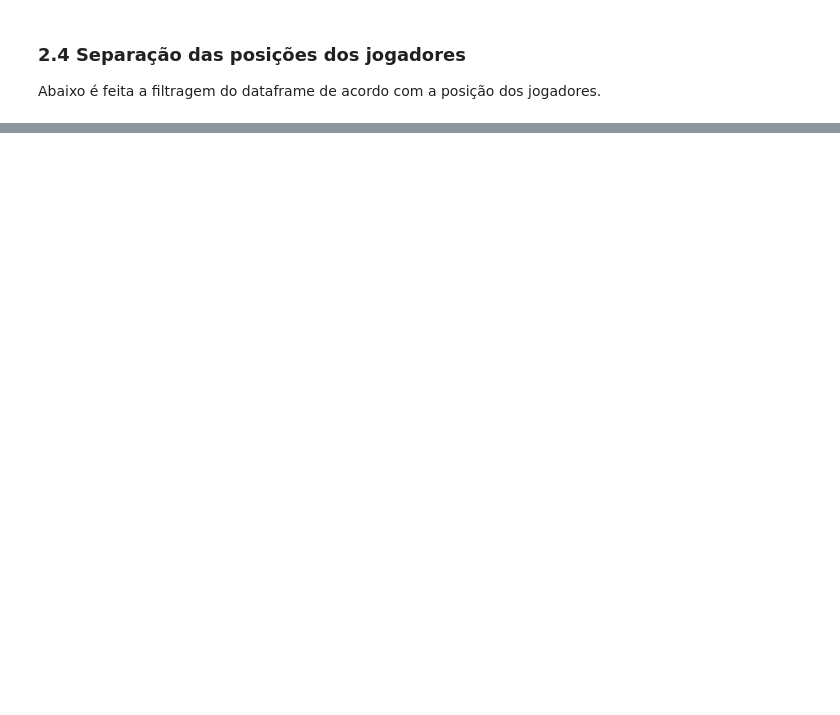
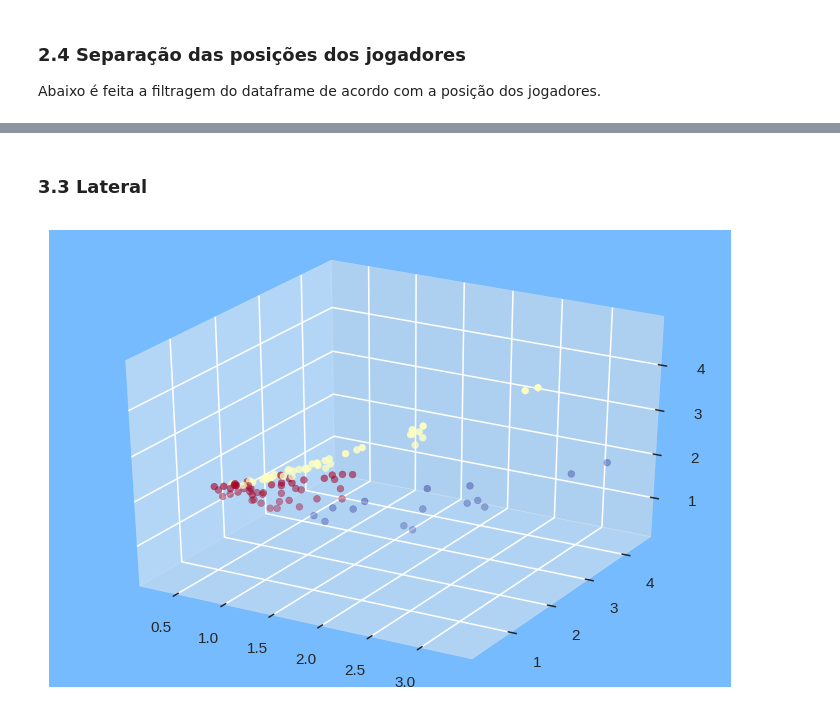
Before and after one commit to AndressaStefany/ClusteringAndCaRtola, a Jupyter notebook: Clustering.ipynb, the cells around one changed output, grey strips where cells are left out. Cells and saved outputs as stored; diff of their text form; code cells hidden in the pictures; blank space fills up the shorter version.

```diff
--- a/Clustering.ipynb
+++ b/Clustering.ipynb
@@ -160,0 +201,19 @@ dados_gol = dados[dados['Posicao']=='gol']
+# %% [markdown]
+### 3.3 Lateral
+# %%
+distancias_lateral = kmeans_model.fit_transform(dados_lateral.iloc[:,2:])
+
+labels = kmeans_model.labels_
+
+fig = plt.figure(dpi=110)
+ax = fig.add_subplot(111, projection='3d')
+ax.set_facecolor('xkcd:sky blue')
+
+xs = distancias_lateral[:,0]
+ys = distancias_lateral[:,1]
+zs = distancias_lateral[:,2]
+ax.scatter(xs, ys, zs, c=labels, cmap="RdYlBu")
+
+plt.show()
+# %% [output]
+[figure, added]
```
Also changed, not shown: parts of 19 cells of this notebook.
